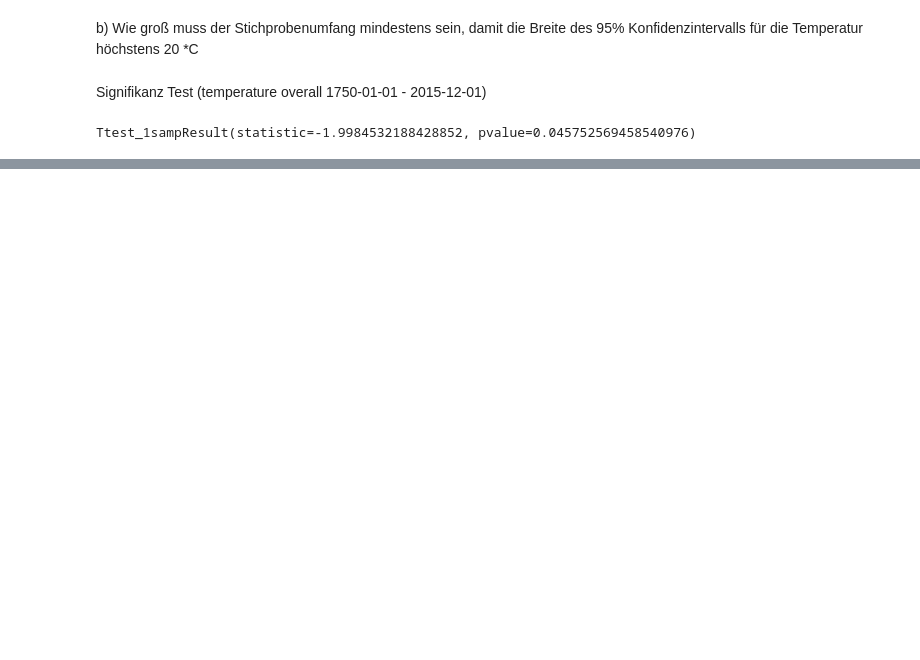
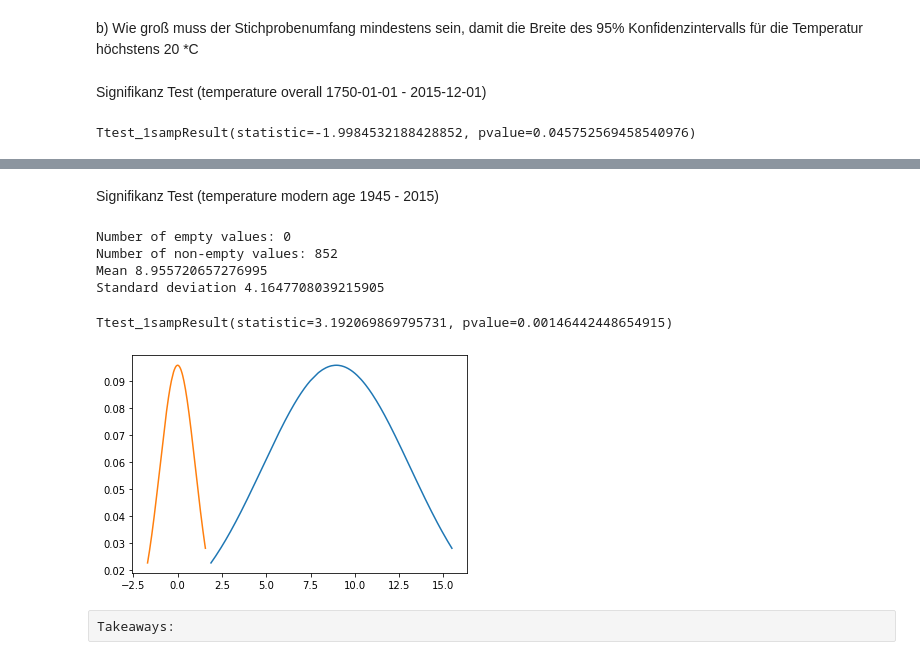
Before and after one commit to darkD3mon/climate-change-htw-2019, a Jupyter notebook: Induktiv_Temperature.ipynb, the cells around one changed output, grey strips where cells are left out. Saved outputs shown, nothing was run; the diff lists cells and outputs as text; code cells hidden in the pictures; blank space fills up the shorter version.

```diff
--- a/Induktiv_Temperature.ipynb
+++ b/Induktiv_Temperature.ipynb
@@ -100,0 +140,46 @@ Signifikanz Test (temperature modern age 1990 - 2015)
+# %% [markdown]
+Signifikanz Test (temperature modern age 1945 - 2015)
+# %%
+# select relevant data
+global_temperature_data['dt'] = pd.to_datetime(global_temperature_data['dt'])
+mask = (global_temperature_data['dt'] >= '1945-01-01' ) & (global_temperature_data['dt'] < '2015-12-30')
+global_temperature_data_modern = global_temperature_data.loc[mask]
+
+# remove nan values
+print('Number of empty values: ' + str((np.isnan(global_temperature_data_modern["LandAverageTemperature"])).sum(0)))
+print('Number of non-empty values: ' + str((~np.isnan(global_temperature_data_modern["LandAverageTemperature"])).sum(0)))
+clean_data_modern = [x for x in global_temperature_data_modern["LandAverageTemperature"] if ~np.isnan(x)]
+
+# sort data
+sorted_data_modern = sorted(clean_data_modern)
+
+# Mean and standard deviation
+mean_modern = np.mean(sorted_data_modern, dtype=np.float64)
+sd_modern = np.std(sorted_data_modern, dtype=np.float64)
+print("Mean " + str(mean_modern))
+print("Standard deviation " + str(sd_modern))
+
+# Probability density function
+pdf_modern = stats.norm.pdf(sorted_data_modern, mean_modern, sd_modern)
+
+# Plot distribution
+plt.plot(sorted_data_modern, pdf_modern)
+
+# Standardization
+standardized_data_modern = (sorte d_data_modern - mean_modern) / sd_modern
+plt.plot(standardized_data_modern, pdf_modern)
+
+# Null hypothesis — The mean overall temperature is 8.0381183127572
+# Alternative hypothesis — The mean overall temperature is greater than 8.0381183127572
+
+# What is the probability that we reach an average temperature of 8.5 (Mean= 8.0381183127572)
+stats.ttest_1samp(sorted_data_modern, 8.5)
+# %% [output]
+Number of empty values: 0
+Number of non-empty values: 852
+Mean 8.955720657276995
+Standard deviation 4.1647708039215905
+Ttest_1sampResult(statistic=3.192069869795731, pvalue=0.00146442448654915)
+[figure, added]
+# %% [raw]
+Takeaways:
```
Also changed, not shown: parts of 4 cells of this notebook.
